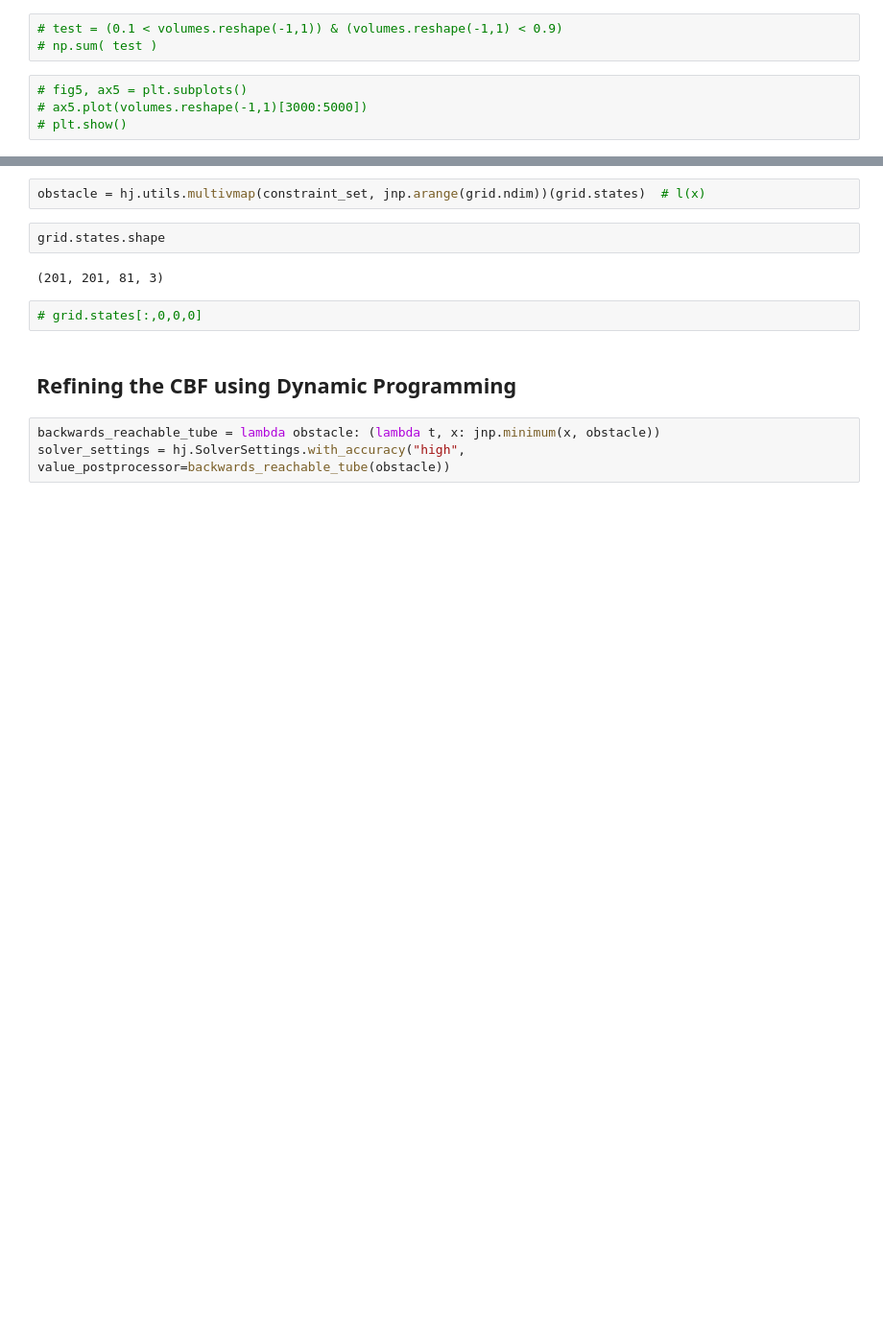
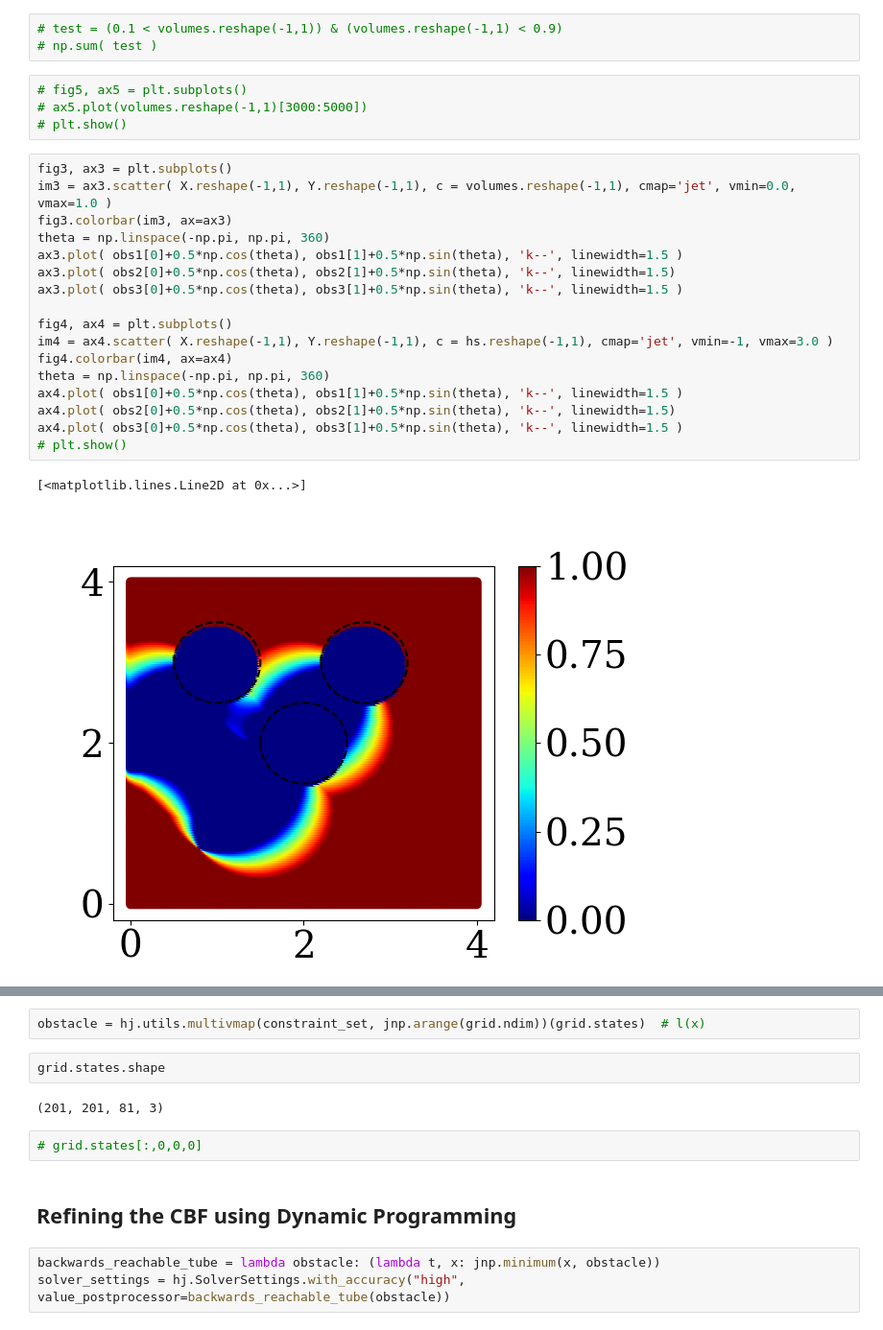
Before and after one commit to hardikparwana/social-navigation, a Jupyter notebook: refineCBF/examples/fs_custom_dubins.ipynb, the cells around one changed output, grey strips where cells are left out. Shown at 96% size. Saved outputs shown, nothing was run; the diff lists cells and outputs as text; blank space fills up the shorter version.

```diff
--- a/refineCBF/examples/fs_custom_dubins.ipynb
+++ b/refineCBF/examples/fs_custom_dubins.ipynb
@@ -244,3 +244,23 @@ for j in range(201):
 # fig5, ax5 = plt.subplots()
 # ax5.plot(volumes.reshape(-1,1)[3000:5000])
 # plt.show()
+# %%
+fig3, ax3 = plt.subplots()
+im3 = ax3.scatter( X.reshape(-1,1), Y.reshape(-1,1), c = volumes.reshape(-1,1), cmap='jet', vmin=0.0, vmax=1.0 )
+fig3.colorbar(im3, ax=ax3)
+theta = np.linspace(-np.pi, np.pi, 360)
+ax3.plot( obs1[0]+0.5*np.cos(theta), obs1[1]+0.5*np.sin(theta), 'k--', linewidth=1.5 )
+ax3.plot( obs2[0]+0.5*np.cos(theta), obs2[1]+0.5*np.sin(theta), 'k--', linewidth=1.5)
+ax3.plot( obs3[0]+0.5*np.cos(theta), obs3[1]+0.5*np.sin(theta), 'k--', linewidth=1.5 )
+
+fig4, ax4 = plt.subplots()
+im4 = ax4.scatter( X.reshape(-1,1), Y.reshape(-1,1), c = hs.reshape(-1,1), cmap='jet', vmin=-1, vmax=3.0 )
+fig4.colorbar(im4, ax=ax4)
+theta = np.linspace(-np.pi, np.pi, 360)
+ax4.plot( obs1[0]+0.5*np.cos(theta), obs1[1]+0.5*np.sin(theta), 'k--', linewidth=1.5 )
+ax4.plot( obs2[0]+0.5*np.cos(theta), obs2[1]+0.5*np.sin(theta), 'k--', linewidth=1.5)
+ax4.plot( obs3[0]+0.5*np.cos(theta), obs3[1]+0.5*np.sin(theta), 'k--', linewidth=1.5 )
+# plt.show()
+# %% [output]
+[<matplotlib.lines.Line2D at 0x...>]
+[figure, added]
```
Also changed, not shown: parts of 7 cells of this notebook.
